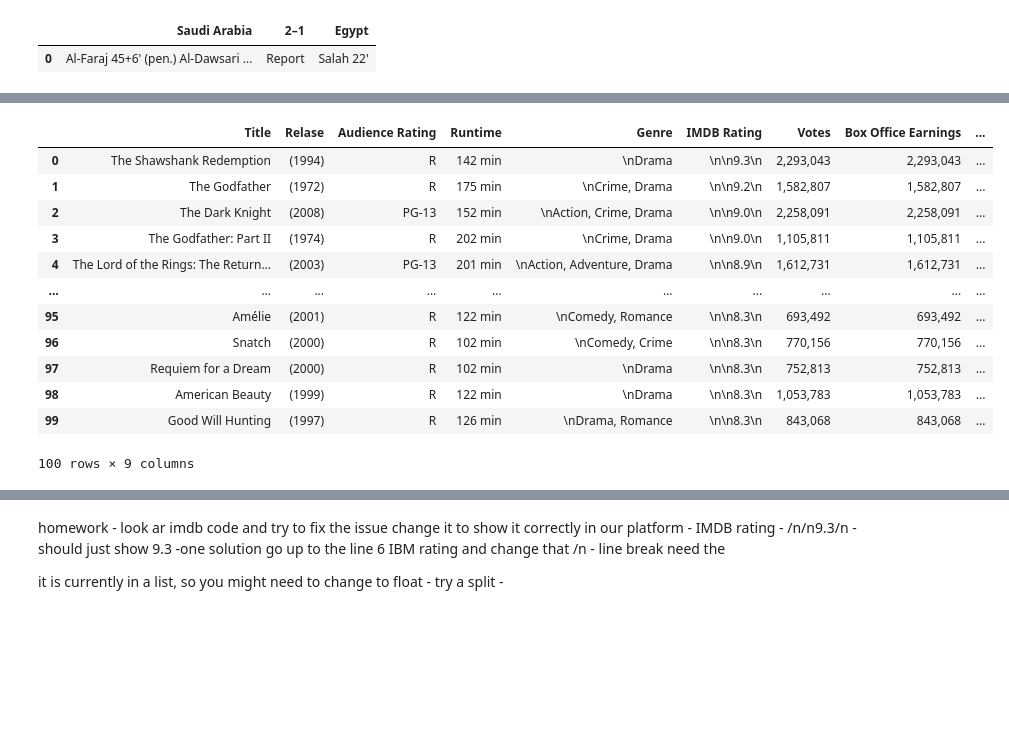
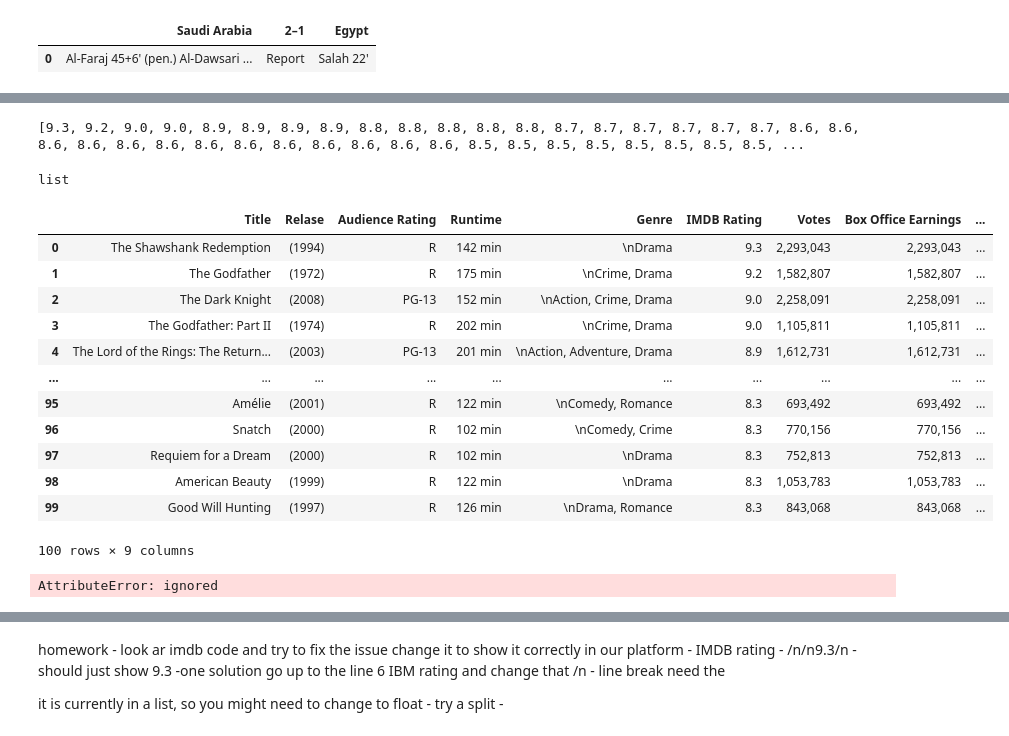
Before and after one commit to maxwellrandolph/ISTM631---Professor-Arash, a Jupyter notebook: Week_6_ISTM631.ipynb, the cells around one changed output, grey strips where cells are left out. Cells and saved outputs as stored; diff of their text form; code cells hidden in the pictures; blank space fills up the shorter version.

```diff
--- a/Week_6_ISTM631.ipynb
+++ b/Week_6_ISTM631.ipynb
@@ -75,3 +75,22 @@ def get_page_contents(url):
     return bs4.BeautifulSoup(page.text, "html.parser")
 
 soup = get_page_contents(url)
+# %%
+titles = extract_attribute(soup, 'a')
+release = extract_attribute(soup, 'span', 'lister-item-year text-muted unbold')
+audience_rating = extract_attribute(soup, 'span', 'certificate')
+runtime = extract_attribute(soup, 'span', 'runtime')
+genre = genrelist50
+imdb_rating = new_list
+votes = extract_attribute(soup, 'span' , {'name' : 'nv'}, False, 0)
+earnings = extract_attribute(soup, 'span' , {'name' : 'nv'}, False, 1)
+#directors = extract_attribute(soup, 'p', '', 'a', '', True, 0, True)
+actors = extract_attribute(soup, 'p', '', 'a', '', True, slice(1, 5, None), True)
+
+
+df_dict = {'Title': titles, 'Relase': release, 'Audience Rating': audience_rating,
+           'Runtime': runtime, 'Genre': genre, 'IMDB Rating': imdb_rating,
+           'Votes': votes, 'Box Office Earnings': earnings,
+           'Actors': actors} #'Director': directors,
+df = pd.DataFrame(df_dict)
+df
@@ -78,33 +111,48 @@ soup = get_page_contents(url)
+# %%
+new_list = [float(i) for i in imdb_rating]
+print(new_list)
+type(new_list)
+# %% [output]
+[9.3, 9.2, 9.0, 9.0, 8.9, 8.9, 8.9, 8.9, 8.8, 8.8, 8.8, 8.8, 8.8, 8.7, 8.7, 8.7, 8.7, 8.7, 8.7, 8.6, 8.6, 8.6, 8.6, 8.6, 8.6, 8.6, 8.6, 8.6, 8.6, 8.6, 8.6, 8.6, 8.5, 8.5, 8.5, 8.5, 8.5, 8.5, 8.5, 8.5, ...
+list
 # %%
 titles = extract_attribute(soup, 'a')
 release = extract_attribute(soup, 'span', 'lister-item-year text-muted unbold')
 audience_rating = extract_attribute(soup, 'span', 'certificate')
 runtime = extract_attribute(soup, 'span', 'runtime')
 genre = extract_attribute(soup, 'span', 'genre')
-imdb_rating = extract_attribute(soup, 'div', 'inline-block ratings-imdb-rating', False)
+imdb_rating = new_list
 votes = extract_attribute(soup, 'span' , {'name' : 'nv'}, False, 0)
 earnings = extract_attribute(soup, 'span' , {'name' : 'nv'}, False, 1)
 #directors = extract_attribute(soup, 'p', '', 'a', '', True, 0, True)
 actors = extract_attribute(soup, 'p', '', 'a', '', True, slice(1, 5, None), True)
 
 
 df_dict = {'Title': titles, 'Relase': release, 'Audience Rating': audience_rating,
            'Runtime': runtime, 'Genre': genre, 'IMDB Rating': imdb_rating,
            'Votes': votes, 'Box Office Earnings': earnings,
            'Actors': actors} #'Director': directors,
 df = pd.DataFrame(df_dict)
 df
 # %% [output]
 |  | Title | Relase | Audience Rating | Runtime | Genre | IMDB Rating | Votes | Box Office Earnings | ... |
-| 0 | The Shawshank Redemption | (1994) | R | 142 min | \nDrama | \n\n9.3\n | 2,293,043 | 2,293,043 | ... |
-| 1 | The Godfather | (1972) | R | 175 min | \nCrime, Drama | \n\n9.2\n | 1,582,807 | 1,582,807 | ... |
-| 2 | The Dark Knight | (2008) | PG-13 | 152 min | \nAction, Crime, Drama | \n\n9.0\n | 2,258,091 | 2,258,091 | ... |
-| 3 | The Godfather: Part II | (1974) | R | 202 min | \nCrime, Drama | \n\n9.0\n | 1,105,811 | 1,105,811 | ... |
-| 4 | The Lord of the Rings: The Return... | (2003) | PG-13 | 201 min | \nAction, Adventure, Drama | \n\n8.9\n | 1,612,731 | 1,612,731 | ... |
+| 0 | The Shawshank Redemption | (1994) | R | 142 min | \nDrama | 9.3 | 2,293,043 | 2,293,043 | ... |
+| 1 | The Godfather | (1972) | R | 175 min | \nCrime, Drama | 9.2 | 1,582,807 | 1,582,807 | ... |
+| 2 | The Dark Knight | (2008) | PG-13 | 152 min | \nAction, Crime, Drama | 9.0 | 2,258,091 | 2,258,091 | ... |
+| 3 | The Godfather: Part II | (1974) | R | 202 min | \nCrime, Drama | 9.0 | 1,105,811 | 1,105,811 | ... |
+| 4 | The Lord of the Rings: The Return... | (2003) | PG-13 | 201 min | \nAction, Adventure, Drama | 8.9 | 1,612,731 | 1,612,731 | ... |
 | ... | ... | ... | ... | ... | ... | ... | ... | ... | ... |
-| 95 | Amélie | (2001) | R | 122 min | \nComedy, Romance | \n\n8.3\n | 693,492 | 693,492 | ... |
-| 96 | Snatch | (2000) | R | 102 min | \nComedy, Crime | \n\n8.3\n | 770,156 | 770,156 | ... |
-| 97 | Requiem for a Dream | (2000) | R | 102 min | \nDrama | \n\n8.3\n | 752,813 | 752,813 | ... |
-| 98 | American Beauty | (1999) | R | 122 min | \nDrama | \n\n8.3\n | 1,053,783 | 1,053,783 | ... |
-| 99 | Good Will Hunting | (1997) | R | 126 min | \nDrama, Romance | \n\n8.3\n | 843,068 | 843,068 | ... |
+| 95 | Amélie | (2001) | R | 122 min | \nComedy, Romance | 8.3 | 693,492 | 693,492 | ... |
+| 96 | Snatch | (2000) | R | 102 min | \nComedy, Crime | 8.3 | 770,156 | 770,156 | ... |
+| 97 | Requiem for a Dream | (2000) | R | 102 min | \nDrama | 8.3 | 752,813 | 752,813 | ... |
+| 98 | American Beauty | (1999) | R | 122 min | \nDrama | 8.3 | 1,053,783 | 1,053,783 | ... |
+| 99 | Good Will Hunting | (1997) | R | 126 min | \nDrama, Romance | 8.3 | 843,068 | 843,068 | ... |
 100 rows × 9 columns
+# %%
+alphanumeric = ""
+for character in new_list:
+    if character.isalnum():
+        alphanumeric += character
+print(alphanumeric)
+# %% [output]
+AttributeError: ignored
```
Also changed, not shown: parts of 3 cells of this notebook.
